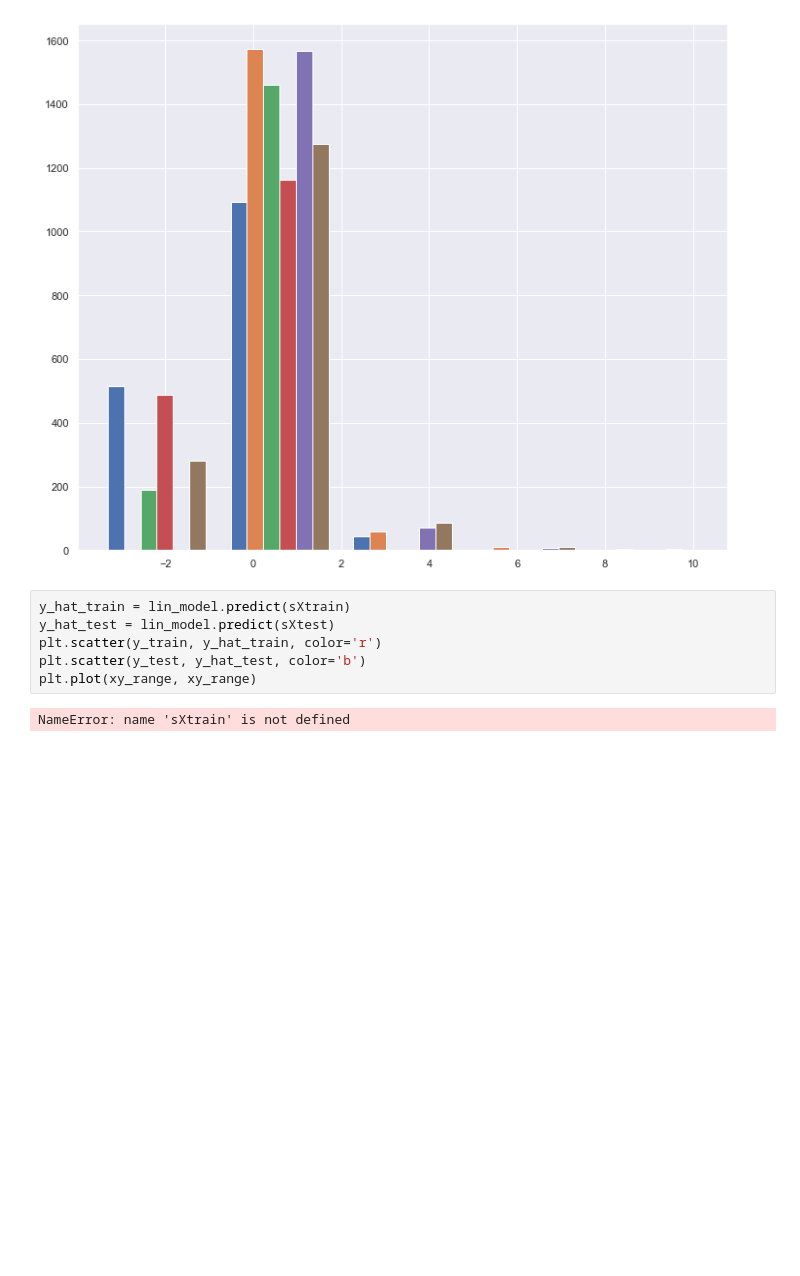
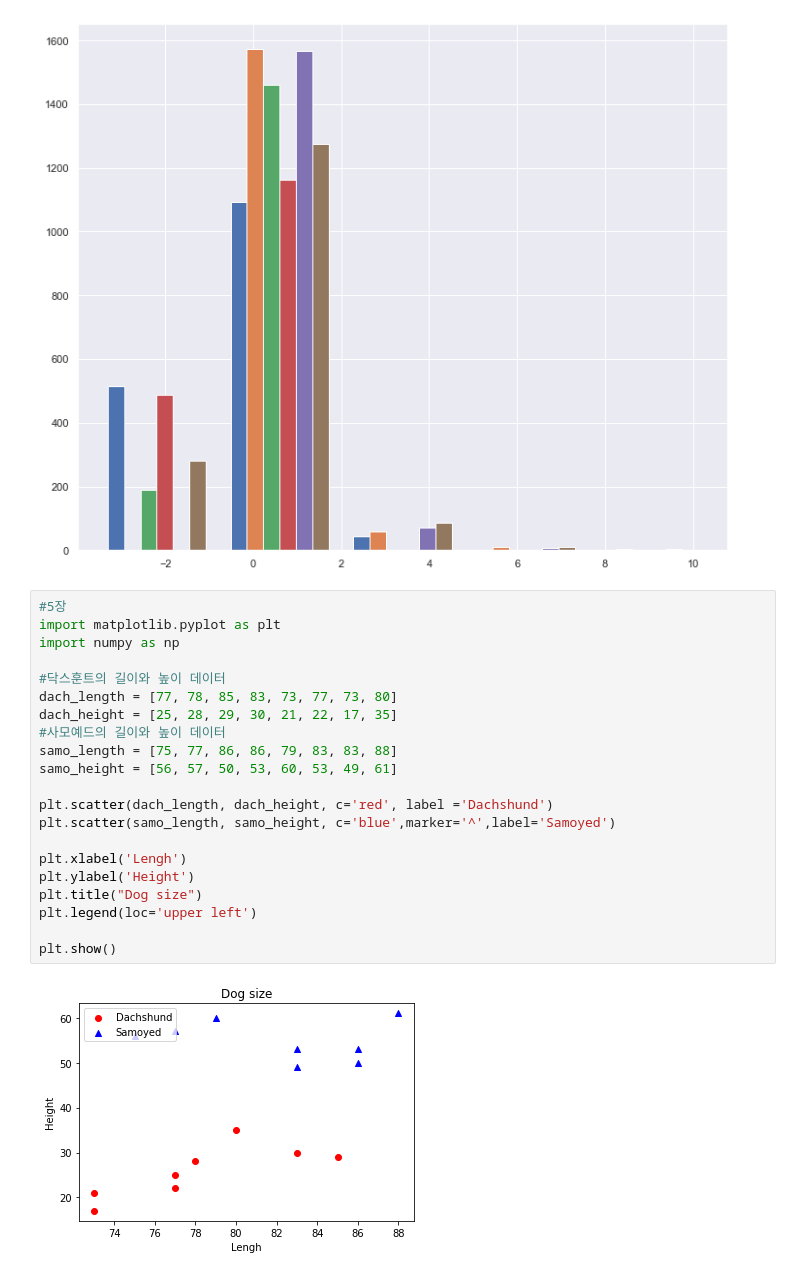
Before and after one commit to soeunida/-, a Jupyter notebook: Untitled-1.ipynb, the cells around one changed output. Drawn from its saved outputs; the diff is of its cells as text; blank space fills up the shorter version.

```diff
--- a/Untitled-1.ipynb
+++ b/Untitled-1.ipynb
@@ -274,11 +274,26 @@ plt.hist(s_X, bins=5)
         10.38404408]),
  <a list of 6 BarContainer objects>)
 [figure]
-# %%
-y_hat_train = lin_model.predict(sXtrain)
-y_hat_test = lin_model.predict(sXtest)
-plt.scatter(y_train, y_hat_train, color='r')
-plt.scatter(y_test, y_hat_test, color='b')
-plt.plot(xy_range, xy_range)
-# %% [output]
-NameError: name 'sXtrain' is not defined
+# %%
+#5장
+import matplotlib.pyplot as plt
+import numpy as np
+
+#닥스훈트의 길이와 높이 데이터
+dach_length = [77, 78, 85, 83, 73, 77, 73, 80]
+dach_height = [25, 28, 29, 30, 21, 22, 17, 35]
+#사모예드의 길이와 높이 데이터
+samo_length = [75, 77, 86, 86, 79, 83, 83, 88]
+samo_height = [56, 57, 50, 53, 60, 53, 49, 61]
+
+plt.scatter(dach_length, dach_height, c='red', label ='Dachshund')
+plt.scatter(samo_length, samo_height, c='blue',marker='^',label='Samoyed')
+
+plt.xlabel('Lengh')
+plt.ylabel('Height')
+plt.title("Dog size")
+plt.legend(loc='upper left')
+
+plt.show()
+# %% [output]
+[figure, added]
```
Also changed, not shown: parts of 34 cells of this notebook.
